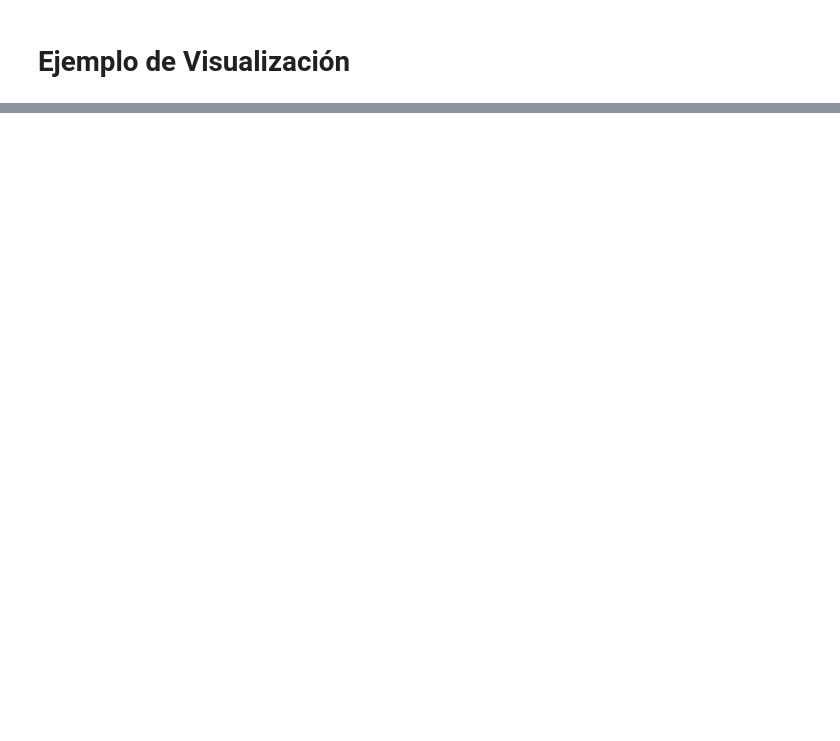
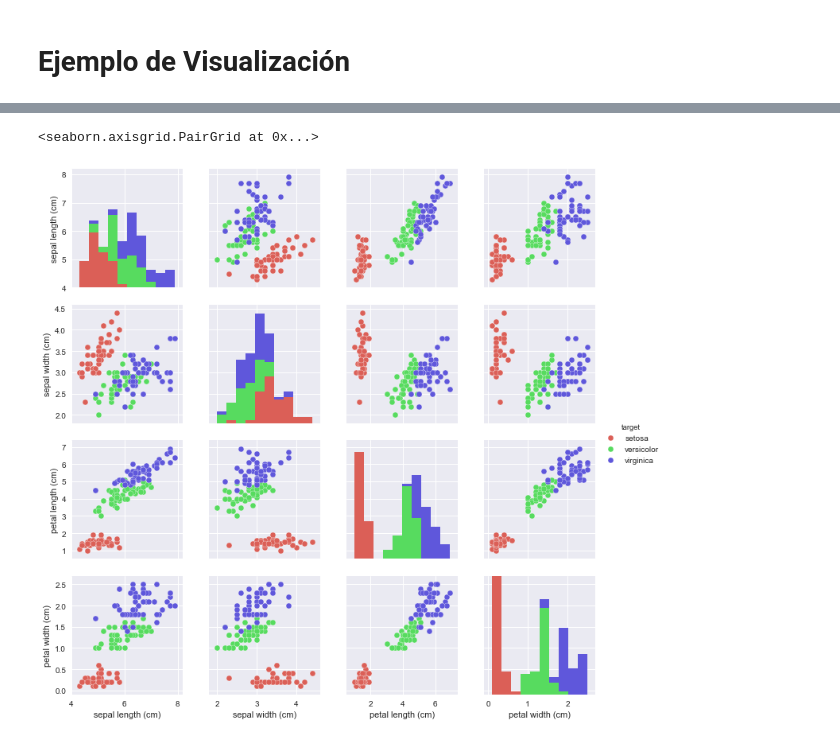
Before and after one commit to l3s777/CCBOL18_DataScience, a Jupyter notebook: Ejemplo-DataVisualization.ipynb, the cells around one changed output, grey strips where cells are left out. Drawn from its saved outputs; the diff is of its cells as text; code cells hidden in the pictures; blank space fills up the shorter version.

```diff
--- a/Ejemplo-DataVisualization.ipynb
+++ b/Ejemplo-DataVisualization.ipynb
@@ -13,0 +29,3 @@ IOError: File iris-data.csv does not exist
+# %%
+from sklearn.datasets import load_iris
+iris = load_iris()
@@ -13,0 +43,13 @@ IOError: File iris-data.csv does not exist
+# %%
+import pandas as pd
+
+data_temp = pd.DataFrame(iris.data, columns=iris.feature_names)
+
+data_temp['target'] = iris.target
+data_temp['target'] = data_temp['target'].astype('category')
+data_temp['target'].cat.categories = iris.target_names
+
+sns.pairplot(data_temp, hue='target', palette=sns.color_palette("hls", 3))
+# %% [output]
+<seaborn.axisgrid.PairGrid at 0x...>
+[figure, added]
```
Also changed, not shown: parts of 8 cells of this notebook.
